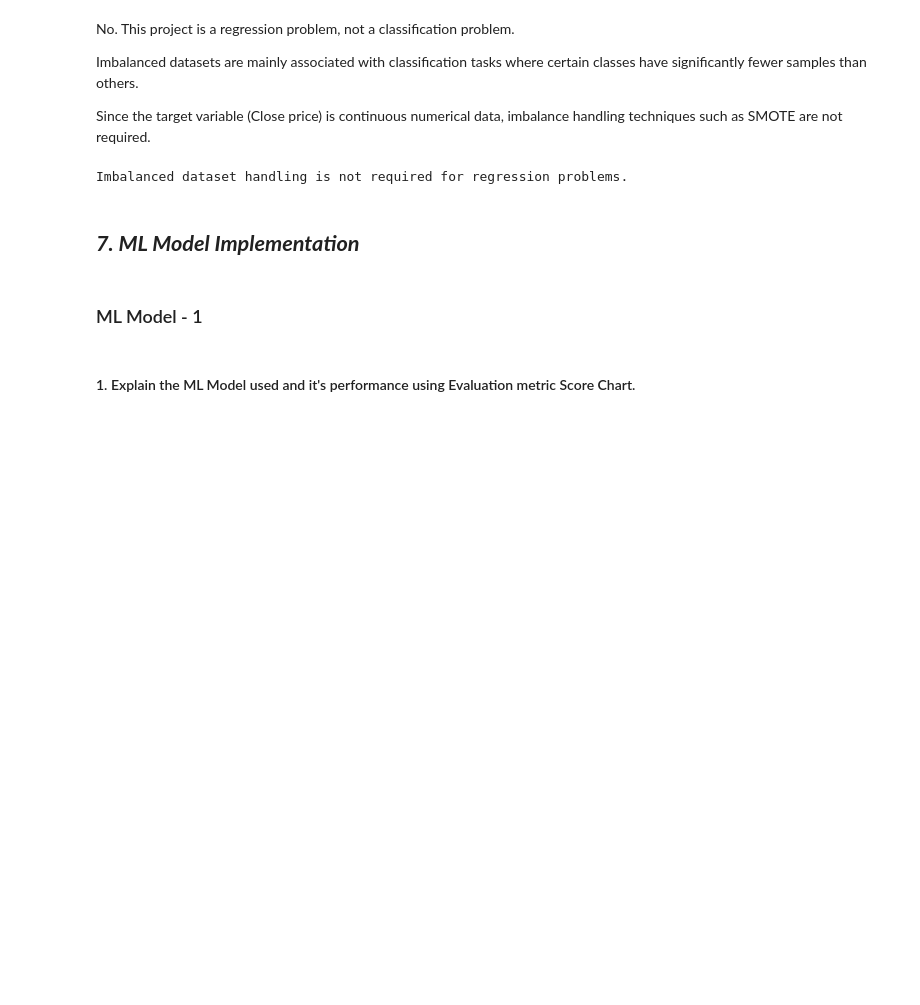
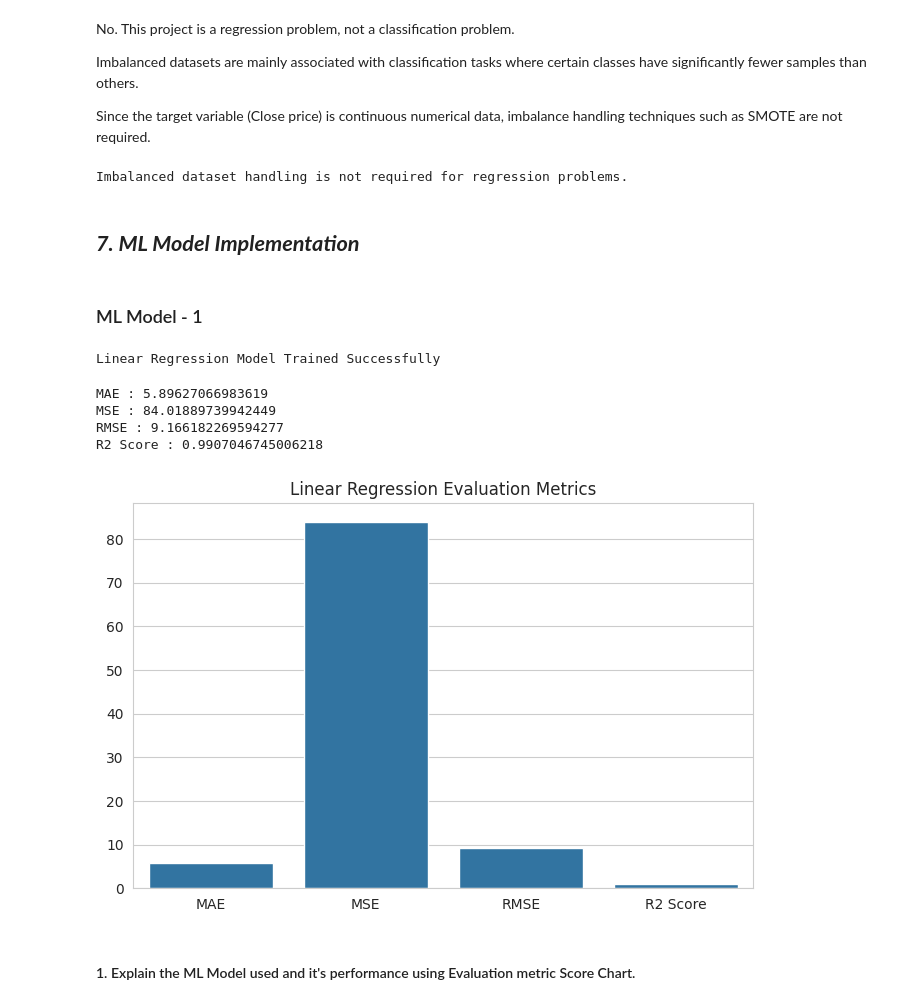
Before and after one commit to Snehamn24/Yes-Bank-ML-model, a Jupyter notebook: Yes_Bank_ML_model.ipynb, the cells around one changed output. Drawn from its saved outputs; the diff is of its cells as text; code cells hidden in the pictures; blank space fills up the shorter version.

Commit message:
Implemented ML model

```diff
--- a/Yes_Bank_ML_model.ipynb
+++ b/Yes_Bank_ML_model.ipynb
@@ -1183,10 +1183,73 @@ Imbalanced dataset handling is not required for regression problems.
 # %% [markdown]
 ### ML Model - 1
 # %%
+# ==========================================
 # ML Model - 1 Implementation
+# Linear Regression
+# ==========================================
+
+# Importing Linear Regression
+from sklearn.linear_model import LinearRegression
+
+# Initialize model
+lr_model = LinearRegression()
 
 # Fit the Algorithm
+lr_model.fit(X_train, y_train)
 
 # Predict on the model
+y_pred_lr = lr_model.predict(X_test)
+
+print("Linear Regression Model Trained Successfully")
+# %% [output]
+Linear Regression Model Trained Successfully
+# %%
+# ==========================================
+# Evaluation Metrics for Linear Regression
+# ==========================================
+
+from sklearn.metrics import mean_absolute_error, mean_squared_error, r2_score
+import numpy as np
+
+# Calculating metrics
+mae_lr = mean_absolute_error(y_test, y_pred_lr)
+
+mse_lr = mean_squared_error(y_test, y_pred_lr)
+
+rmse_lr = np.sqrt(mse_lr)
+
+r2_lr = r2_score(y_test, y_pred_lr)
+
+# Printing metrics
+print("MAE :", mae_lr)
+print("MSE :", mse_lr)
+print("RMSE :", rmse_lr)
+print("R2 Score :", r2_lr)
+# %% [output]
+MAE : 5.89627066983619
+MSE : 84.01889739942449
+RMSE : 9.166182269594277
+R2 Score : 0.9907046745006218
+# %%
+# ==========================================
+# Linear Regression Evaluation Metric Chart
+# ==========================================
+
+import matplotlib.pyplot as plt
+import seaborn as sns
+
+metrics = ['MAE', 'MSE', 'RMSE', 'R2 Score']
+
+values = [mae_lr, mse_lr, rmse_lr, r2_lr]
+
+plt.figure(figsize=(8,5))
+
+sns.barplot(x=metrics, y=values)
+
+plt.title('Linear Regression Evaluation Metrics')
+
+plt.show()
+# %% [output]
+[figure, added]
 # %% [markdown]
 #### 1. Explain the ML Model used and it's performance using Evaluation metric Score Chart.
```
Also changed, not shown: parts of 35 cells of this notebook.
